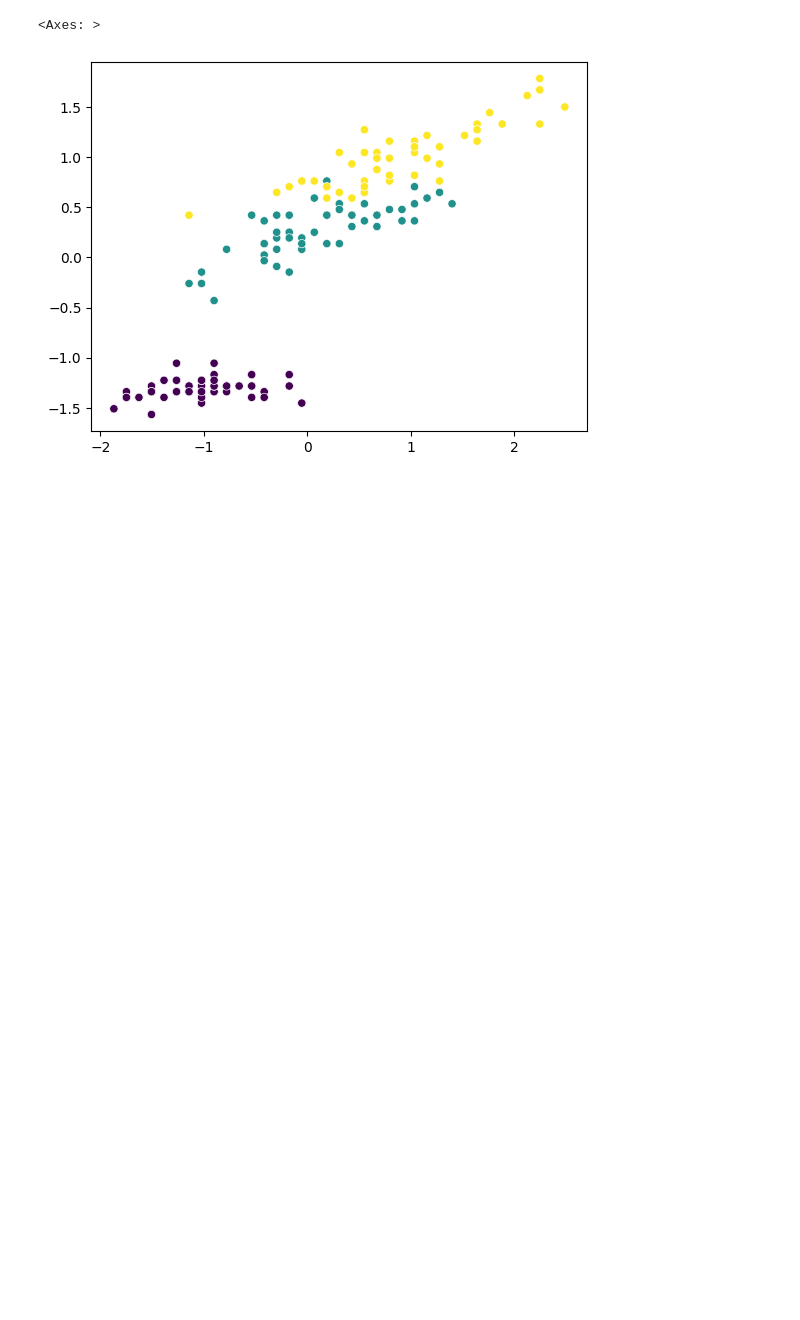
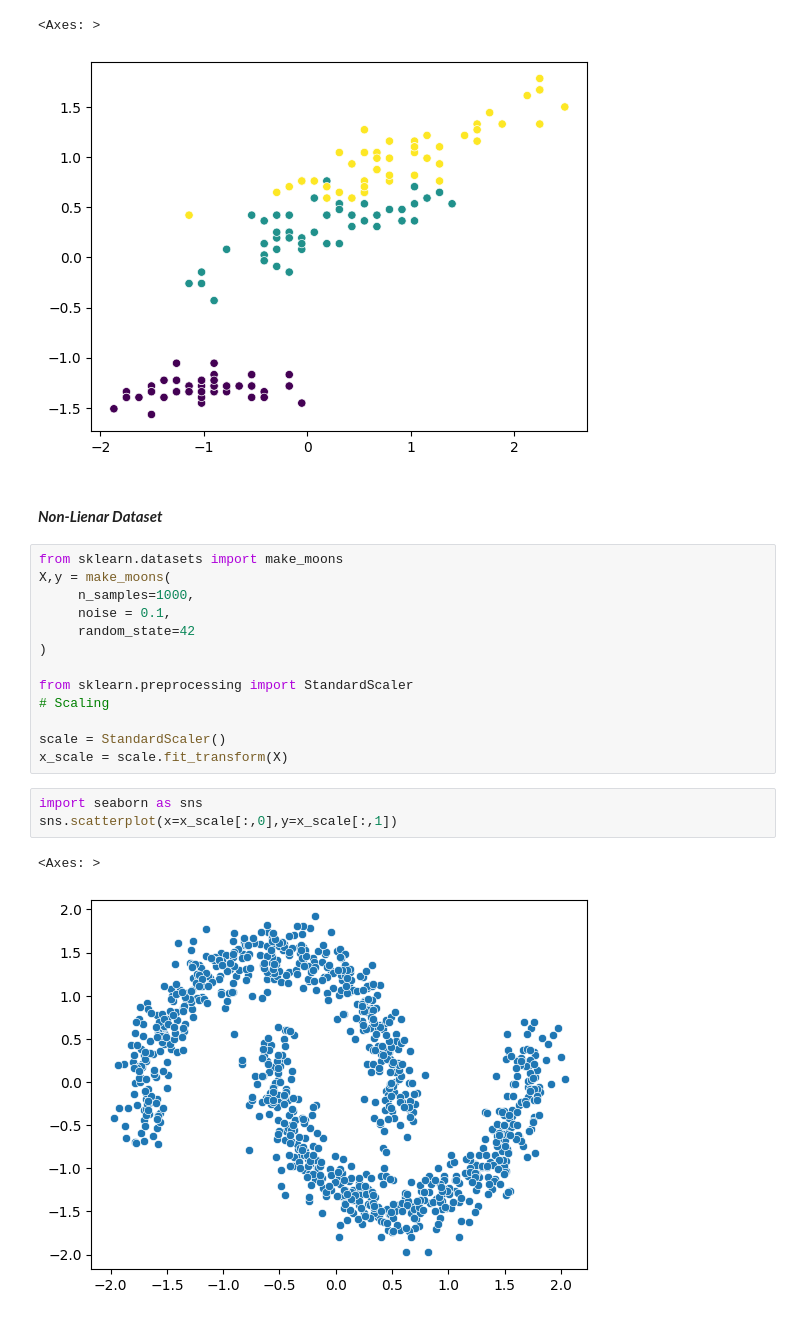
Before and after one commit to Ankit1726/Datascience, a Jupyter notebook: src/machine_learning/notebooks/unsupervised_ml.ipynb, the cells around one changed output. Saved outputs shown, nothing was run; the diff lists cells and outputs as text; blank space fills up the shorter version.

```diff
--- a/src/machine_learning/notebooks/unsupervised_ml.ipynb
+++ b/src/machine_learning/notebooks/unsupervised_ml.ipynb
@@ -256,3 +256,24 @@ sns.scatterplot(x=x_scaled[:,0],y=x_scaled[:,2],c=y)
 # %% [output]
 <Axes: >
 [figure]
+# %% [markdown]
+#### ***Non-Lienar Dataset***
+# %%
+from sklearn.datasets import make_moons
+X,y = make_moons(
+     n_samples=1000,
+     noise = 0.1,
+     random_state=42
+)
+
+from sklearn.preprocessing import StandardScaler
+# Scaling
+
+scale = StandardScaler()
+x_scale = scale.fit_transform(X)
+# %%
+import seaborn as sns
+sns.scatterplot(x=x_scale[:,0],y=x_scale[:,1])
+# %% [output]
+<Axes: >
+[figure, added]
```
Also changed, not shown: parts of 28 cells of this notebook.
